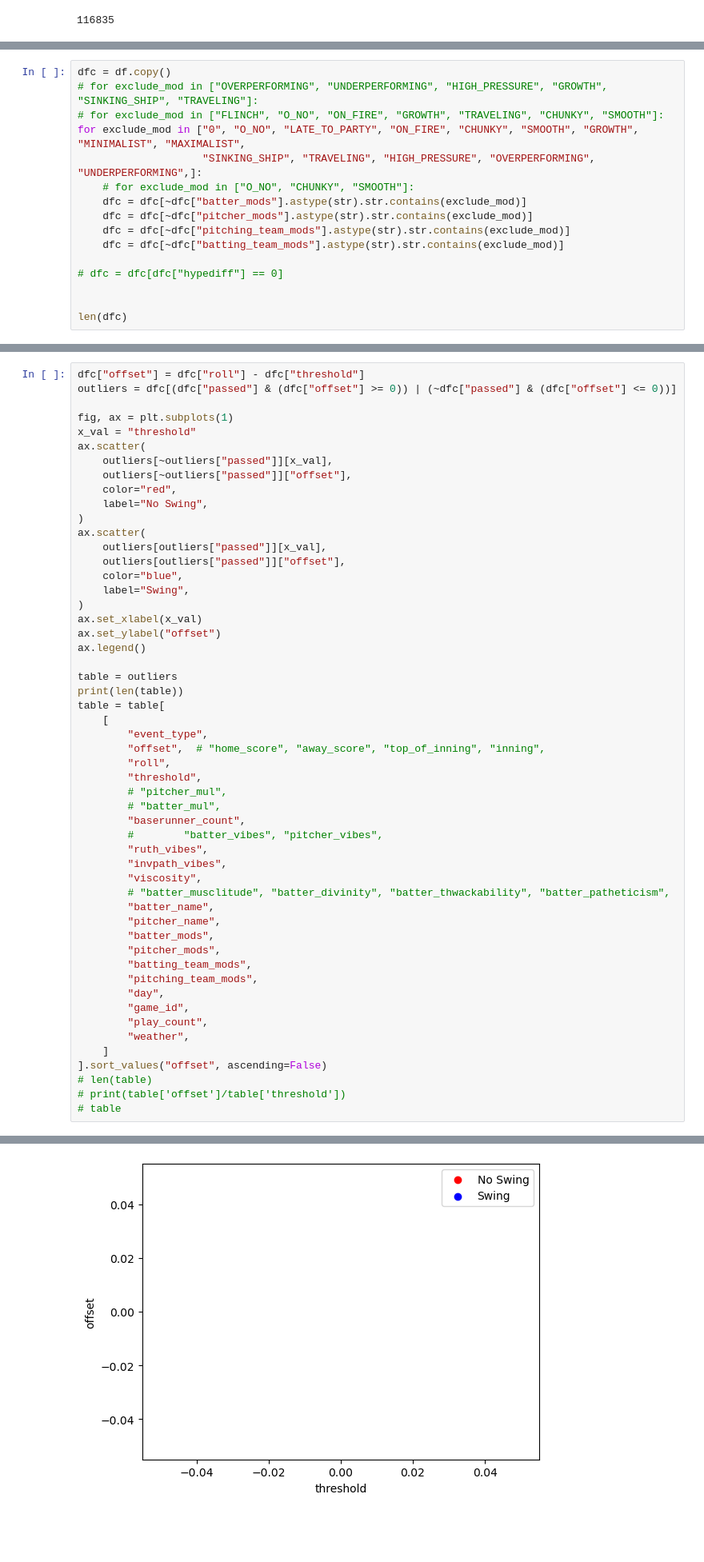
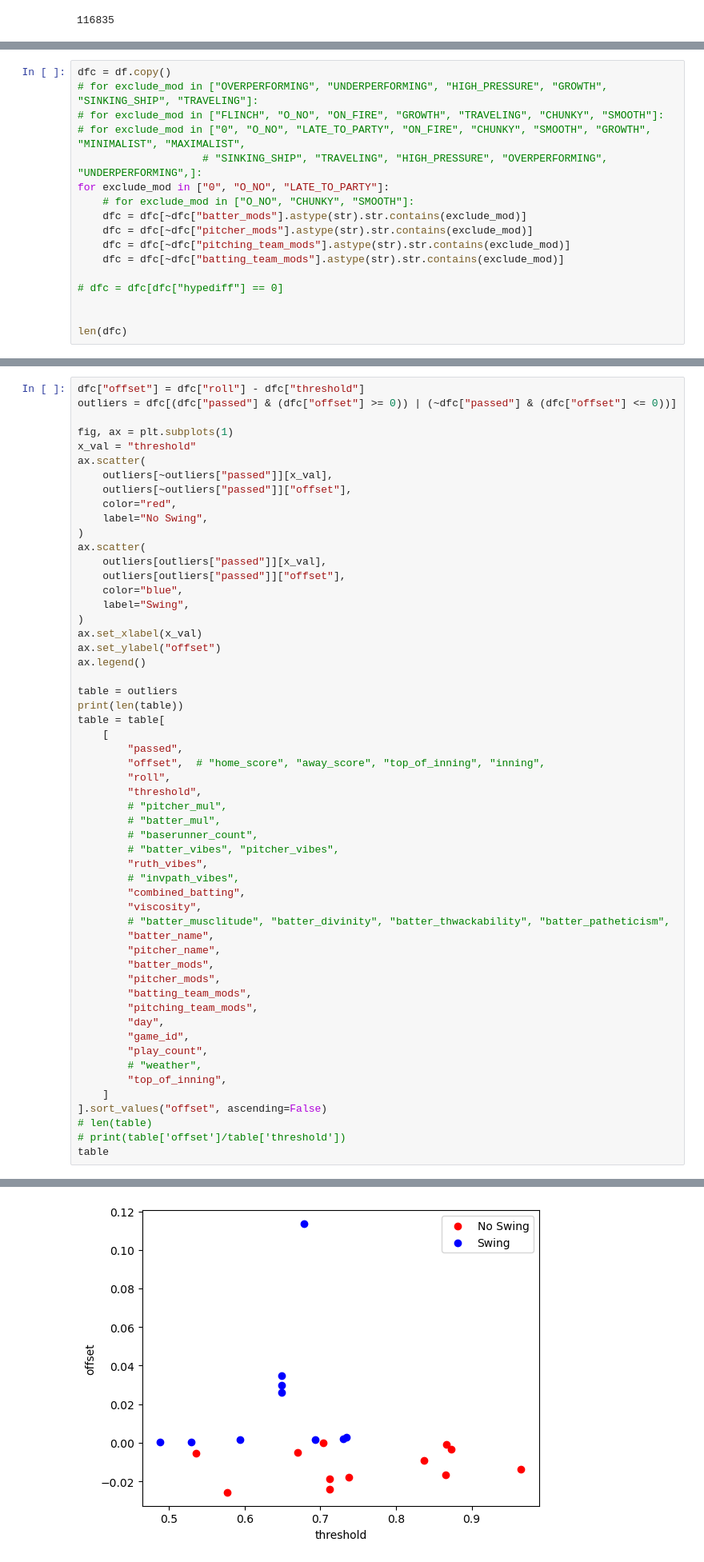
Before and after one commit to xSke/resim, a Jupyter notebook: notebooks/find_roll_formula_swing_on_strike.ipynb, the cells around one changed output, grey strips where cells are left out. Shown: that part at 80% size. Saved outputs shown, nothing was run; the diff lists cells and outputs as text; blank space fills up the shorter version.

```diff
--- a/notebooks/find_roll_formula_swing_on_strike.ipynb
+++ b/notebooks/find_roll_formula_swing_on_strike.ipynb
@@ -90,8 +90,9 @@ df["hypediff_pvibes"] = (df["pitching_team_hype"] - df["batting_team_hype"]) * (
 dfc = df.copy()
 # for exclude_mod in ["OVERPERFORMING", "UNDERPERFORMING", "HIGH_PRESSURE", "GROWTH", "SINKING_SHIP", "TRAVELING"]:
 # for exclude_mod in ["FLINCH", "O_NO", "ON_FIRE", "GROWTH", "TRAVELING", "CHUNKY", "SMOOTH"]:
-for exclude_mod in ["0", "O_NO", "LATE_TO_PARTY", "ON_FIRE", "CHUNKY", "SMOOTH", "GROWTH", "MINIMALIST", "MAXIMALIST",
-                    "SINKING_SHIP", "TRAVELING", "HIGH_PRESSURE", "OVERPERFORMING", "UNDERPERFORMING",]:
+# for exclude_mod in ["0", "O_NO", "LATE_TO_PARTY", "ON_FIRE", "CHUNKY", "SMOOTH", "GROWTH", "MINIMALIST", "MAXIMALIST",
+                    # "SINKING_SHIP", "TRAVELING", "HIGH_PRESSURE", "OVERPERFORMING", "UNDERPERFORMING",]:
+for exclude_mod in ["0", "O_NO", "LATE_TO_PARTY"]:
     # for exclude_mod in ["O_NO", "CHUNKY", "SMOOTH"]:
     dfc = dfc[~dfc["batter_mods"].astype(str).str.contains(exclude_mod)]
     dfc = dfc[~dfc["pitcher_mods"].astype(str).str.contains(exclude_mod)]
@@ -254,16 +255,17 @@ table = outliers
 print(len(table))
 table = table[
     [
-        "event_type",
+        "passed",
         "offset",  # "home_score", "away_score", "top_of_inning", "inning",
         "roll",
         "threshold",
         # "pitcher_mul",
         # "batter_mul",
-        "baserunner_count",
-        #        "batter_vibes", "pitcher_vibes",
+        # "baserunner_count",
+        # "batter_vibes", "pitcher_vibes",
         "ruth_vibes",
-        "invpath_vibes",
+        # "invpath_vibes",
+        "combined_batting",
         "viscosity",
         # "batter_musclitude", "batter_divinity", "batter_thwackability", "batter_patheticism",
         "batter_name",
@@ -275,10 +277,11 @@ table = table[
         "day",
         "game_id",
         "play_count",
-        "weather",
+        # "weather",
+        "top_of_inning",
     ]
 ].sort_values("offset", ascending=False)
 # len(table)
 # print(table['offset']/table['threshold'])
-# table
+table
 # %% [output]
@@ -286,4 +306,4 @@ table = table[
-[figure, old version]
+[figure, new version]
 # %%
 print(table.groupby("pitching_team_mods").size())
 print(table.groupby("batting_team_mods").size())
```
Also changed, not shown: parts of 6 cells of this notebook.
